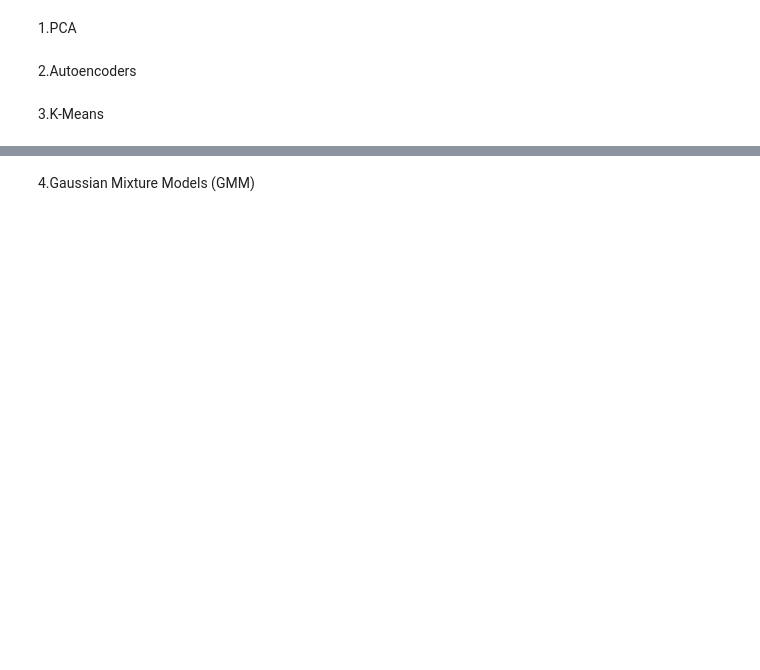
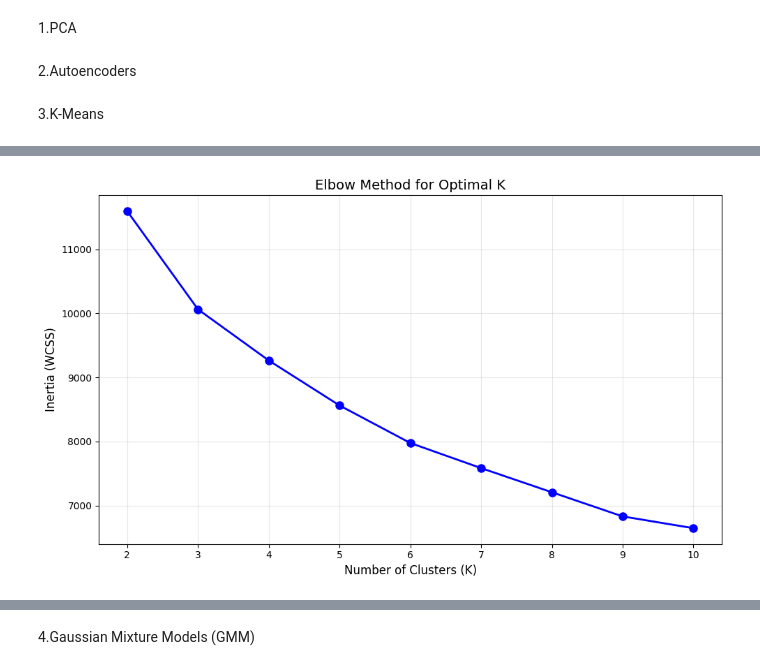
Before and after one commit to mirollawa2l/Unsupervised-Learning, a Jupyter notebook: Implementation.ipynb, the cells around one changed output, grey strips where cells are left out. Cells and saved outputs as stored; diff of their text form; code cells hidden in the pictures; blank space fills up the shorter version.

Commit message:
K means

```diff
--- a/Implementation.ipynb
+++ b/Implementation.ipynb
@@ -214,2 +289,5 @@ def run_kMeans(X, initial_centroids, max_iters=10, plot_progress=False):
+# %%
+def compute_inertia(X, idx, centroids):
+    return np.sum((X - centroids[idx]) ** 2)
 # %%
 
@@ -236,0 +395,28 @@ run_kMeans(df.drop(columns=['id','diagnosis']).values, kMeans_init_centroids(df.
+# %%
+k_vals = list(range(2, 11))   # K values to test
+n_runs = 10                   # runs per K
+max_iters = 100
+random_state = 42
+inertias = []
+np.random.seed(random_state)
+# %%
+print("Running K-Means for different K values:\n")
+
+for K in k_vals:
+    best_inertia = np.inf
+
+    for run in range(n_runs):
+        initial_centroids = kMeans_init_centroids_plusplus(X_scaled, K)
+
+        centroids, idx, inertia_history, n_iters = run_kMeans(
+            X_scaled,
+            initial_centroids,
+            max_iters=max_iters,
+            verbose=True
+        )
+
+        final_inertia = inertia_history[-1]
+        best_inertia = min(best_inertia, final_inertia)
+
+    inertias.append(best_inertia)
+    print(f"K = {K}: Best Inertia = {best_inertia:.4f}")
@@ -236,0 +441,11 @@ run_kMeans(df.drop(columns=['id','diagnosis']).values, kMeans_init_centroids(df.
+# %%
+plt.figure(figsize=(10, 6))
+plt.plot(k_vals, inertias, 'bo-', linewidth=2, markersize=8)
+plt.xlabel('Number of Clusters (K)', fontsize=12)
+plt.ylabel('Inertia (WCSS)', fontsize=12)
+plt.title('Elbow Method for Optimal K', fontsize=14)
+plt.grid(True, alpha=0.3)
+plt.tight_layout()
+plt.show()
+# %% [output]
+[figure, added]
```
Also changed, not shown: parts of 24 cells of this notebook.
